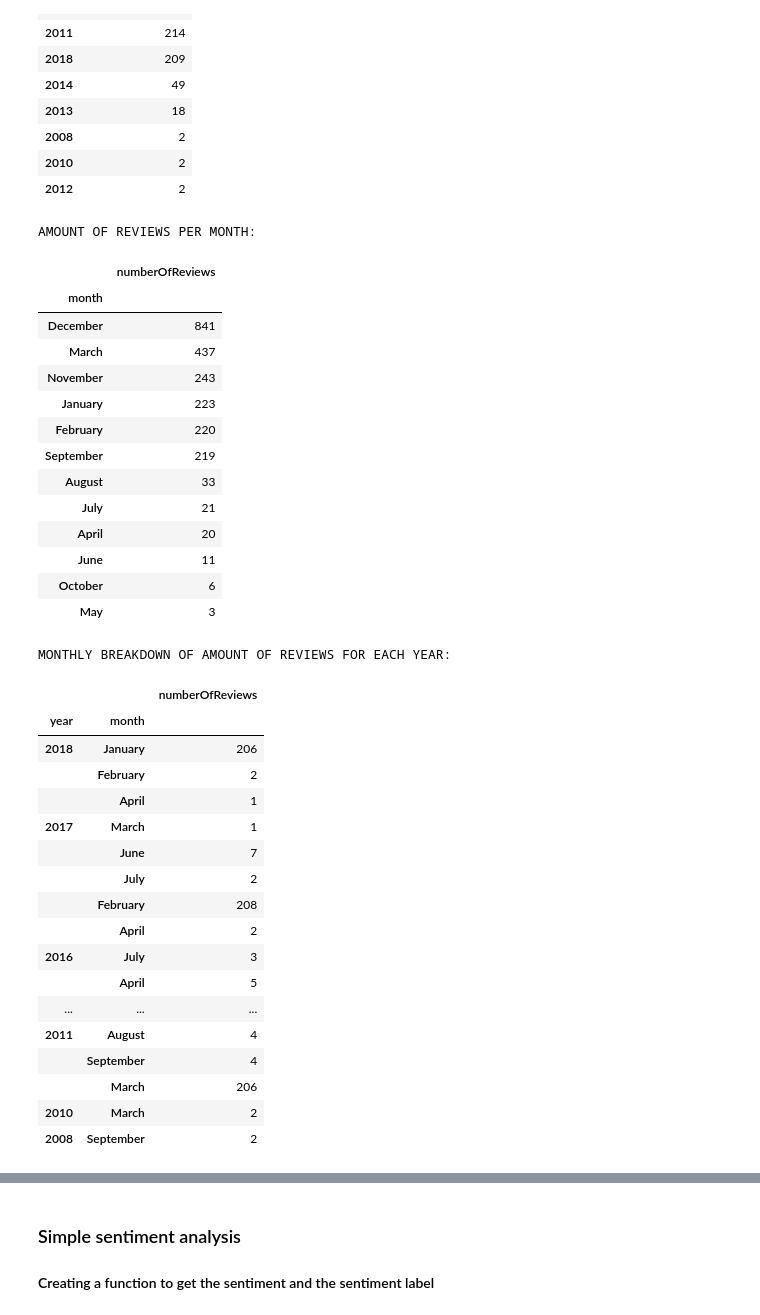
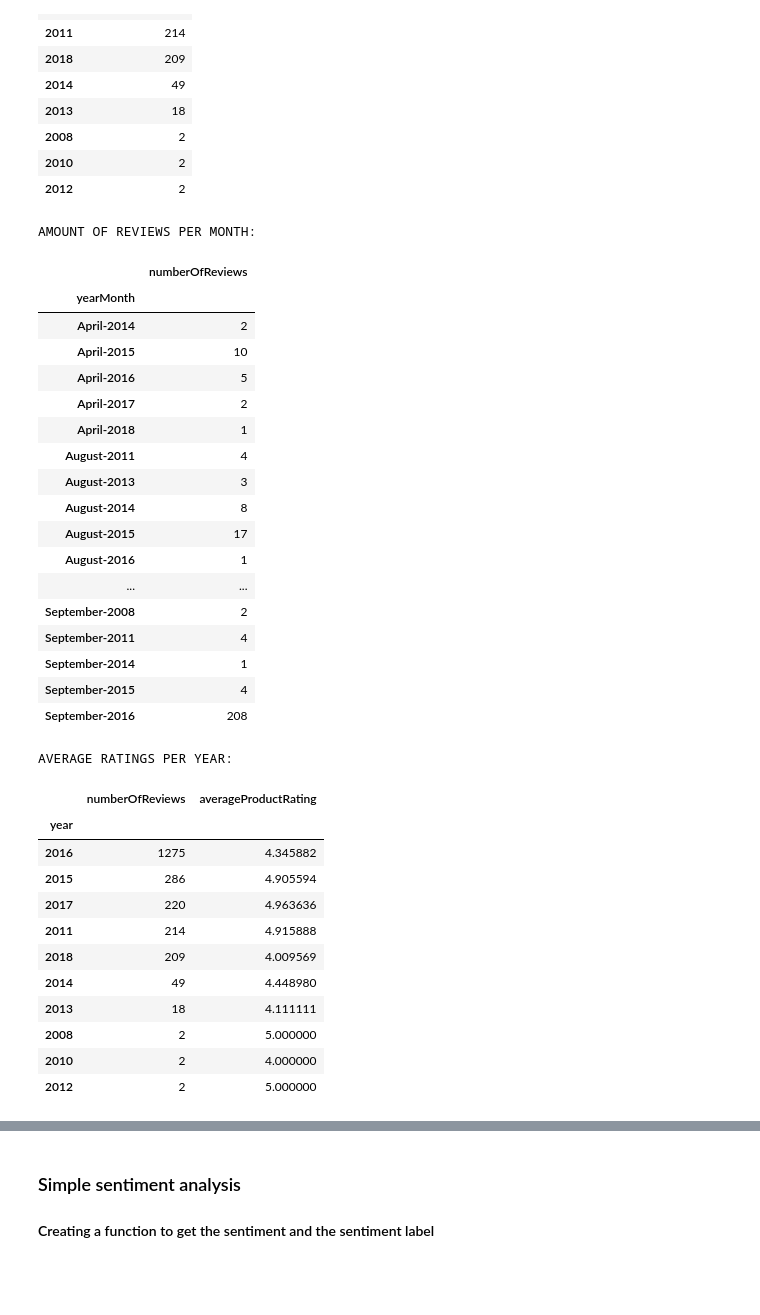
Before and after one commit to ahmadbashorun/AI6-amazon-reviews-EDA-project, a Jupyter notebook: Appliance_cleaning.ipynb, the cells around one changed output, grey strips where cells are left out. Cells and saved outputs as stored; diff of their text form; code cells hidden in the pictures; blank space fills up the shorter version.

```diff
--- a/Appliance_cleaning.ipynb
+++ b/Appliance_cleaning.ipynb
@@ -174,8 +174,7 @@ print ("Time span of the data: {}".format(time_span))
 Time span of the data: 3500 days 00:00:00
 # %%
 appliances_df["year"] = appliances_df["reviewTime"].dt.year
-appliances_df["month"] = appliances_df["reviewTime"].dt.month_name()
-appliances_df["dayOfTheWeek"] = appliances_df["reviewTime"].dt.day_name()
+appliances_df["yearMonth"] = appliances_df['reviewTime'].apply(lambda x: x.strftime('%B-%Y'))
 # %%
 appliances_df.head()
 # %% [output]
@@ -206,7 +205,7 @@ AMOUNT OF REVIEWS PER YEAR:
 | 2010 | 2 |
 | 2012 | 2 |
 # %%
-month_count = appliances_df.groupby("month").count().sort_values("reviewText", ascending=False)[["reviewText"]]
+month_count = appliances_df.groupby("yearMonth").count()[["reviewText"]]
 month_count.rename(columns={"reviewText":"numberOfReviews"}, inplace=True)
 
 print("AMOUNT OF REVIEWS PER MONTH:")
@@ -214,43 +213,42 @@ month_count
 # %% [output]
 AMOUNT OF REVIEWS PER MONTH:
 |  | numberOfReviews |
-| month |  |
-| December | 841 |
-| March | 437 |
-| November | 243 |
-| January | 223 |
-| February | 220 |
-| September | 219 |
-| August | 33 |
-| July | 21 |
-| April | 20 |
-| June | 11 |
-| October | 6 |
-| May | 3 |
+| yearMonth |  |
+| April-2014 | 2 |
+| April-2015 | 10 |
+| April-2016 | 5 |
+| April-2017 | 2 |
+| April-2018 | 1 |
+| August-2011 | 4 |
+| August-2013 | 3 |
+| August-2014 | 8 |
+| August-2015 | 17 |
+| August-2016 | 1 |
+| ... | ... |
+| September-2008 | 2 |
+| September-2011 | 4 |
+| September-2014 | 1 |
+| September-2015 | 4 |
+| September-2016 | 208 |
 # %%
-year_month_count = appliances_df.groupby(["year", "month"]).count().sort_values("year", ascending=False)[["reviewText"]]
-year_month_count.rename(columns={"reviewText": "numberOfReviews"}, inplace=True)
+yearly_rating = appliances_df.groupby("year").agg({"reviewText":"count","productRating":"mean"}).sort_values(
+    "reviewText",ascending=False)
+yearly_rating.rename(columns={"reviewText":"numberOfReviews", "productRating":"averageProductRating"}, inplace=True)
 
-print("MONTHLY BREAKDOWN OF AMOUNT OF REVIEWS FOR EACH YEAR:")
-year_month_count
+print("AVERAGE RATINGS PER YEAR:")
+yearly_rating
 # %% [output]
-MONTHLY BREAKDOWN OF AMOUNT OF REVIEWS FOR EACH YEAR:
+AVERAGE RATINGS PER YEAR:
-|  |  | numberOfReviews |
-| year | month |  |
-| 2018 | January | 206 |
-|  | February | 2 |
-|  | April | 1 |
-| 2017 | March | 1 |
-|  | June | 7 |
-|  | July | 2 |
-|  | February | 208 |
-|  | April | 2 |
-| 2016 | July | 3 |
-|  | April | 5 |
-| ... | ... | ... |
-| 2011 | August | 4 |
-|  | September | 4 |
-|  | March | 206 |
-| 2010 | March | 2 |
-| 2008 | September | 2 |
+|  | numberOfReviews | averageProductRating |
+| year |  |  |
+| 2016 | 1275 | 4.345882 |
+| 2015 | 286 | 4.905594 |
+| 2017 | 220 | 4.963636 |
+| 2011 | 214 | 4.915888 |
+| 2018 | 209 | 4.009569 |
+| 2014 | 49 | 4.448980 |
+| 2013 | 18 | 4.111111 |
+| 2008 | 2 | 5.000000 |
+| 2010 | 2 | 4.000000 |
+| 2012 | 2 | 5.000000 |
 # %%
```
Also changed, not shown: parts of 20 cells of this notebook.
